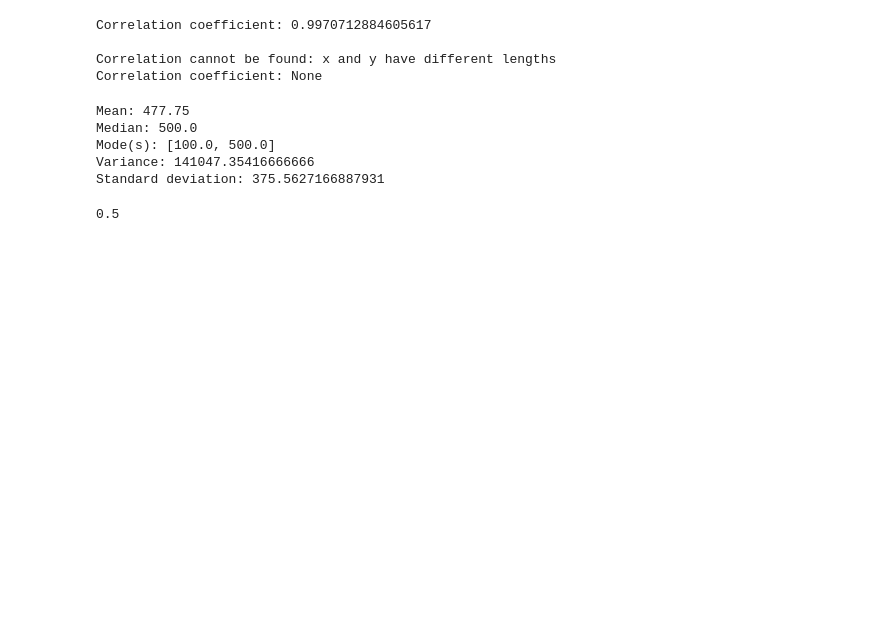
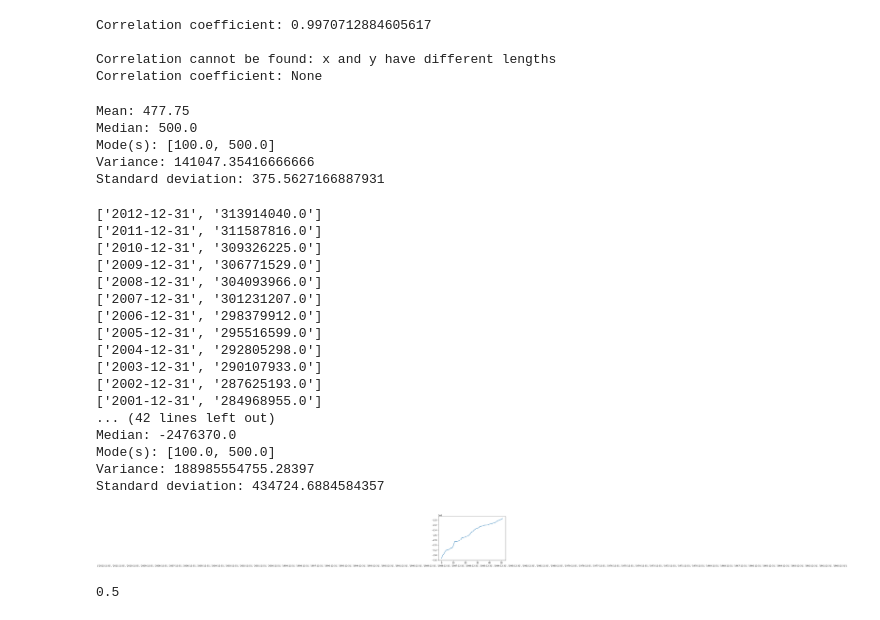
Before and after one commit to Aendera/Programming-Workthroughs, a Jupyter notebook: Python/DoingMathWithPython_NoStarchPress/Chapter3_Statistics_Exercises.ipynb, the cells around one changed output. Cells and saved outputs as stored; diff of their text form; code cells hidden in the pictures; blank space fills up the shorter version.

```diff
--- a/Python/DoingMathWithPython_NoStarchPress/Chapter3_Statistics_Exercises.ipynb
+++ b/Python/DoingMathWithPython_NoStarchPress/Chapter3_Statistics_Exercises.ipynb
@@ -151,25 +151,44 @@ def read_csv(filename):
         year=[]
         population=[]
         for row in reader:
-            year.append(float(row[1]))
-            population.append(float(row[2]))
-        population_diff=population[1:]-population[:-1]
-
+            year.append(row[0])
+            population.append(float(row[1]))
+        population_diff=[population[i+1]-population[i] for i in range(len(population)-1)]
     return year,population_diff
 # %%
 import matplotlib.pyplot as plt
 if __name__=="__main__":
     year,numbers=read_csv('USA_SP_POP_TOTL.csv')
     mean=calculate_mean(numbers)
     median=calculate_median(numbers)
     variance=calculate_variance(numbers)
     std=calculate_std(numbers)
     print('Mean: {}'.format(mean))
     print('Median: {}'.format(median))
     print('Mode(s): {}'.format(modes))
     print('Variance: {}'.format(variance))
     print('Standard deviation: {}'.format(std))
-    plt.plot(year[1:],numbers)
+    plt.plot(numbers)
+    plt.xlabel(year)
+# %% [output]
+['2012-12-31', '313914040.0']
+['2011-12-31', '311587816.0']
+['2010-12-31', '309326225.0']
+['2009-12-31', '306771529.0']
+['2008-12-31', '304093966.0']
+['2007-12-31', '301231207.0']
+['2006-12-31', '298379912.0']
+['2005-12-31', '295516599.0']
+['2004-12-31', '292805298.0']
+['2003-12-31', '290107933.0']
+['2002-12-31', '287625193.0']
+['2001-12-31', '284968955.0']
+... (42 lines left out)
+Median: -2476370.0
+Mode(s): [100.0, 500.0]
+Variance: 188985554755.28397
+Standard deviation: 434724.6884584357
+[figure, added]
 # %%
 #4: Finding the Percentile
 # %%
```
Also changed, not shown: 1 other file.
